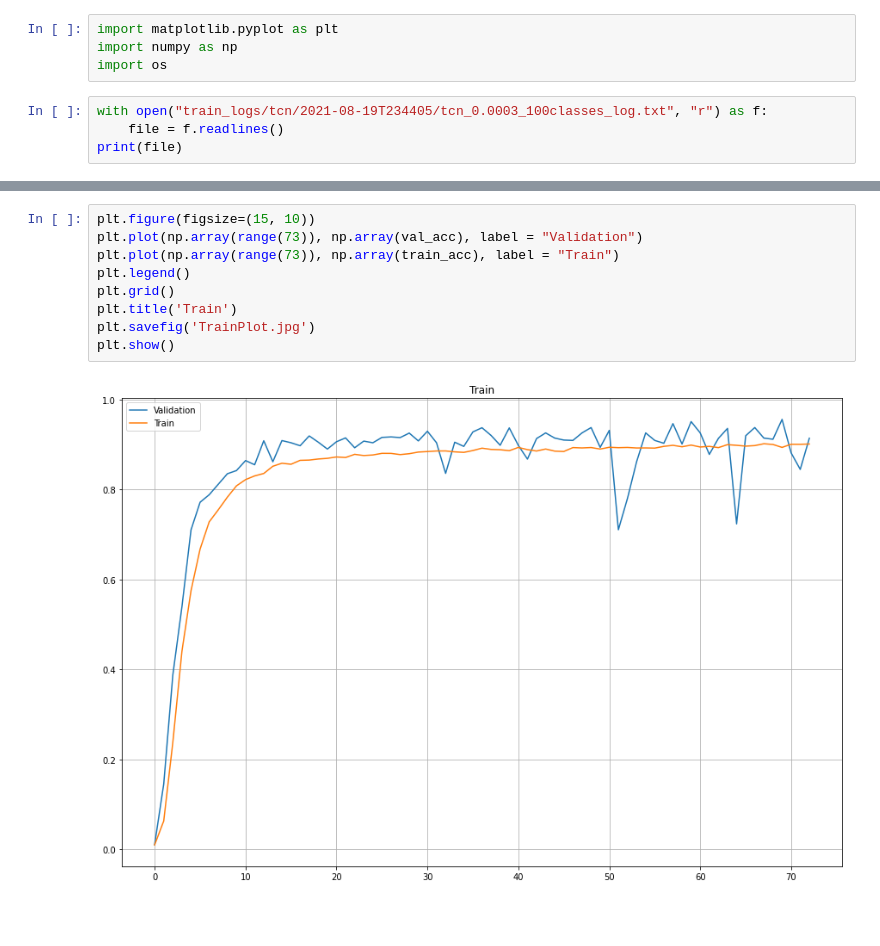
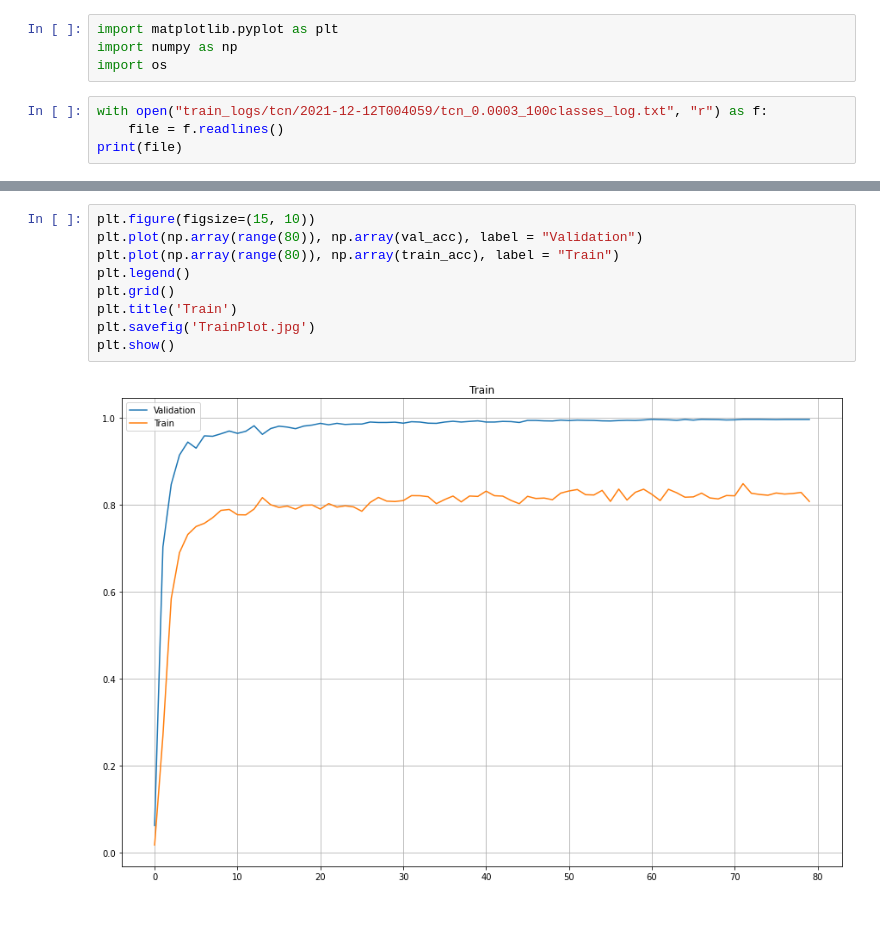
Before and after one commit to OmidSa75/Lipreading_using_Temporal_Convolutional_Networks, a Jupyter notebook: plot_results.ipynb, the cells around one changed output, grey strips where cells are left out. Saved outputs shown, nothing was run; the diff lists cells and outputs as text.

```diff
--- a/plot_results.ipynb
+++ b/plot_results.ipynb
@@ -3,7 +3,7 @@ import matplotlib.pyplot as plt
 import numpy as np
 import os
 # %%
-with open("train_logs/tcn/2021-08-19T234405/tcn_0.0003_100classes_log.txt", "r") as f:
+with open("train_logs/tcn/2021-12-12T004059/tcn_0.0003_100classes_log.txt", "r") as f:
     file = f.readlines()
 print(file)
 # %% [output]
@@ -107,13 +107,13 @@ plt.show()
 # %%
 plt.figure(figsize=(15, 10))
-plt.plot(np.array(range(73)), np.array(val_acc), label = "Validation")
-plt.plot(np.array(range(73)), np.array(train_acc), label = "Train")
+plt.plot(np.array(range(80)), np.array(val_acc), label = "Validation")
+plt.plot(np.array(range(80)), np.array(train_acc), label = "Train")
 plt.legend()
 plt.grid()
 plt.title('Train')
 plt.savefig('TrainPlot.jpg')
 plt.show()
 # %% [output]
-[figure, old version]
+[figure, new version]
 # %% [markdown]
 ####
```
Also changed, not shown: parts of 7 cells of this notebook, 11 other files.
